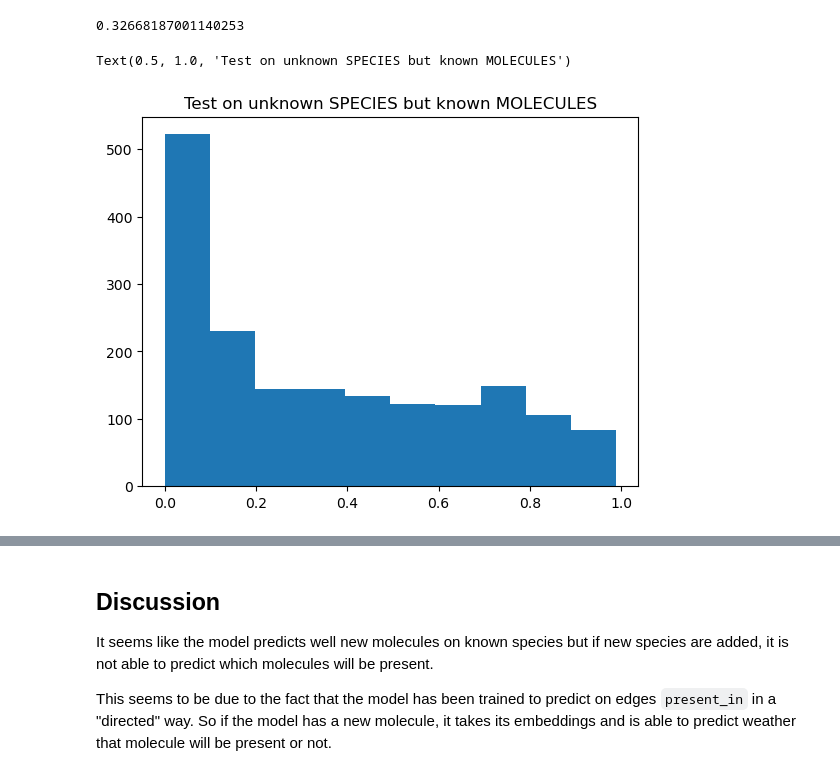
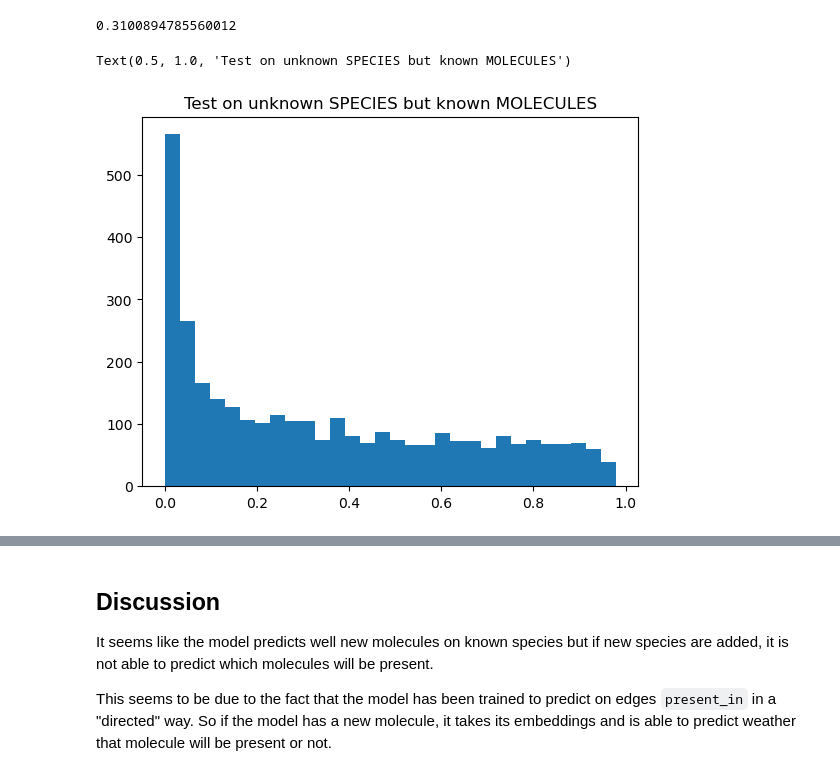
Before and after one commit to anticipated-chemistry-of-life/GNN, a Jupyter notebook: HinSAGE_test_mol_to_species.ipynb, the cells around one changed output, grey strips where cells are left out. Drawn from its saved outputs; the diff is of its cells as text; code cells hidden in the pictures.

```diff
--- a/HinSAGE_test_mol_to_species.ipynb
+++ b/HinSAGE_test_mol_to_species.ipynb
@@ -77,7 +65,7 @@ StellarDiGraph: Directed multigraph
         Weights: all 1 (default)
         Features: none
 # %%
-model = tf.keras.models.load_model("./model/batch_128_layer_1024", compile=True)
+model = tf.keras.models.load_model("./model/batch_128_layer_1024_m_to_s", compile=True)
 # %%
 species_unique_to_test_set = species_unique_to_test_set[['structure_smiles_2D', 'organism_name']].to_numpy()
 # %%
@@ -109,13 +97,13 @@ result = predict(model, test_flow)
 # %%
 sum(result>0.5)/len(result)
 # %% [output]
-0.32668187001140253
+0.3100894785560012
 # %%
-plt.hist(result)
+plt.hist(result, bins=30)
 plt.title("Test on unknown SPECIES but known MOLECULES")
 # %% [output]
 Text(0.5, 1.0, 'Test on unknown SPECIES but known MOLECULES')
-[figure, old version]
+[figure, new version]
 # %%
 test = result[(result>0.9) | (result<0.1)]
 test = test>0.5
```
Also changed, not shown: parts of 8 cells of this notebook, 10 other files.
